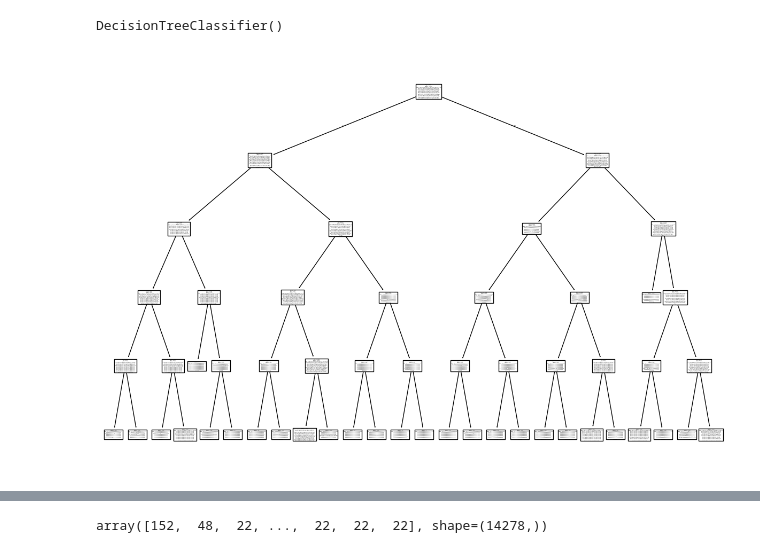
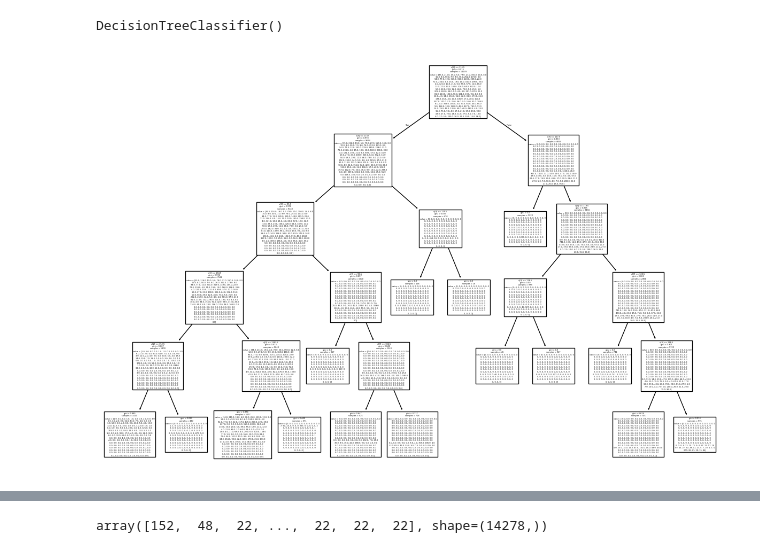
Before and after one commit to Coragg/GRDprediction, a Jupyter notebook: python/TreeModel.ipynb, the cells around one changed output, grey strips where cells are left out. Cells and saved outputs as stored; diff of their text form; code cells hidden in the pictures.

```diff
--- a/python/TreeModel.ipynb
+++ b/python/TreeModel.ipynb
@@ -602,10 +658,10 @@ DecisionTreeClassifier()
 DecisionTreeClassifier()
 # %%
 plt.figure(figsize=(15,10))
-plot_tree(modelo1)
+plot_tree(modelo5)
 plt.show()
 # %% [output]
-[figure, old version]
+[figure, new version]
 # %%
 test_ejemplo5 = Explicativas5.sample()
 test_ejemplo5
```
Also changed, not shown: parts of 31 cells of this notebook, 4 other files.
